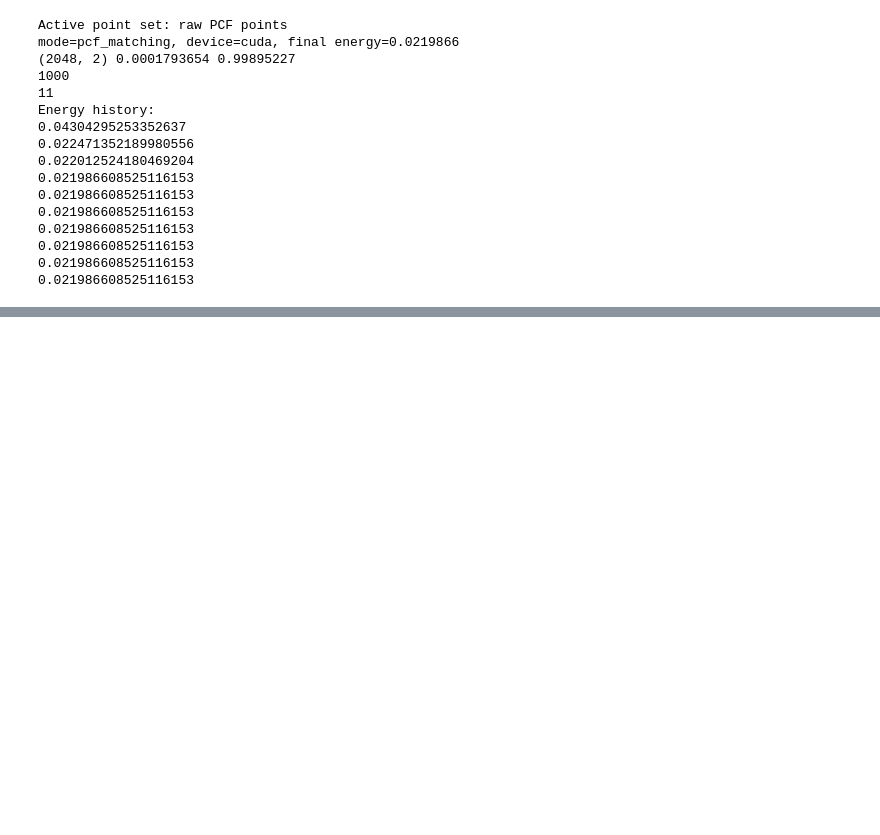
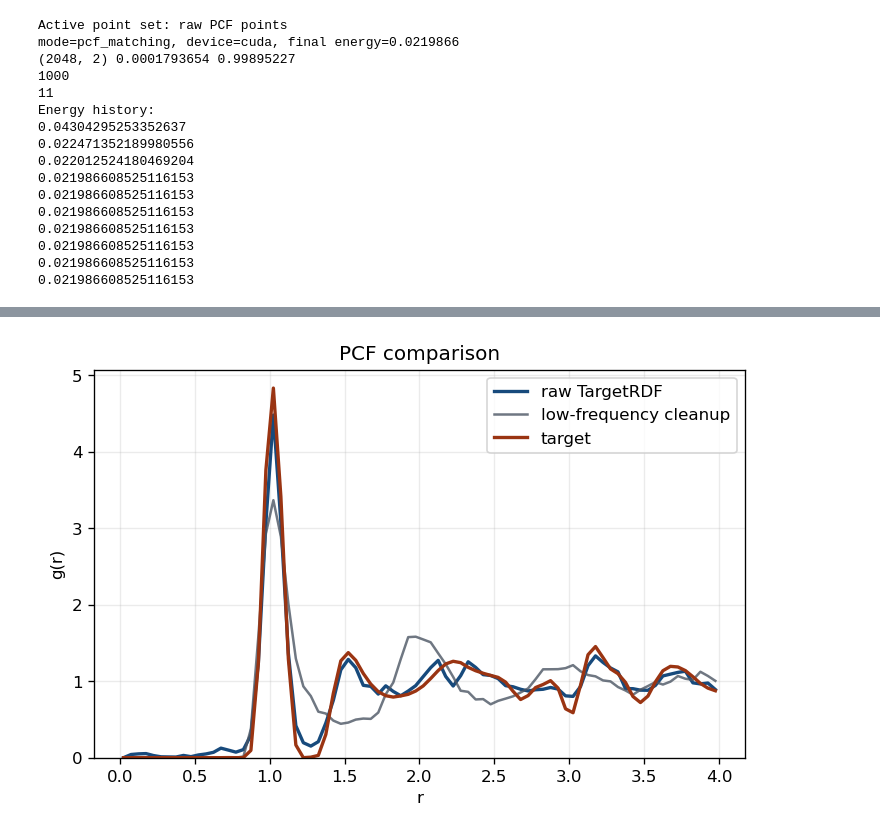
Before and after one commit to lilinitsy/BlueNoisePointProcesses, a Jupyter notebook: python/ds-wave-testing.ipynb, the cells around one changed output, grey strips where cells are left out. Saved outputs shown, nothing was run; the diff lists cells and outputs as text; code cells hidden in the pictures; blank space fills up the shorter version.

```diff
--- a/python/ds-wave-testing.ipynb
+++ b/python/ds-wave-testing.ipynb
@@ -357,11 +359,21 @@ print(
 print(full_domain_points.shape, full_domain_points.min(), full_domain_points.max())
 
 comparison_low_bands = make_low_bands(nu0)
-for label, compare_points in [
-	("raw current-target points", raw_points),
-	("active plotted points", points),
-	("full TargetRDF-domain points", full_domain_points),
-]:
+comparison_sets = [
+	("raw TargetRDF points", raw_points),
+]
+if low_frequency_refined_points is not None:
+	comparison_sets.append(("low-frequency cleanup points", low_frequency_refined_points))
+comparison_sets.append(("active plotted points", points))
+comparison_sets.append(("full TargetRDF-domain points", full_domain_points))
+
+seen = set()
+for label, compare_points in comparison_sets:
+	object_id = id(compare_points)
+	if object_id in seen:
+		print(f"\n{label}: same array as an earlier row; skipped duplicate.")
+		continue
+	seen.add(object_id)
 	print_point_mode_summary(label, compare_points, nu0, bands=comparison_low_bands)
 # %% [output]
 full-domain mode=pcf_matching, device=cuda, final energy=0.0218621
@@ -473,3 +505,25 @@ fig.show()
+# %%
+# PCF: faithful raw TargetRDF result, with the low-frequency cleanup shown separately.
+fig, ax = plt.subplots(figsize=(7.0, 4.2), dpi=120)
+for point_set, label, color, linewidth, alpha in [
+	(raw_points, "raw TargetRDF", "#174a7c", 2.0, 1.0),
+	((low_frequency_refined_points if "low_frequency_refined_points" in globals() else None), "low-frequency cleanup", "#4b5563", 1.5, 0.8),
+]:
+	if point_set is None:
+		continue
+	r, empirical = ds_wave.compute_empirical_pcf(point_set, r_max=float(min_target["r"][-1]))
+	ax.plot(r, empirical, label=label, color=color, linewidth=linewidth, alpha=alpha)
+target_g = np.interp(r, min_target["r"], min_target["g"], left=min_target["g"][0], right=min_target["g"][-1])
+ax.plot(r, target_g, label="target", color="#9a3412", linewidth=2.0)
+ax.set_title("PCF comparison")
+ax.set_xlabel("r")
+ax.set_ylabel("g(r)")
+ax.set_ylim(bottom=0.0)
+ax.grid(True, alpha=0.25)
+ax.legend()
+fig.show()
+# %% [output]
+[figure, added]
 # %%
 # 2D PCF parameter sweep diagnostics. This does not change the active plotted point set.
 parameter_sweep_results = []
```
Also changed, not shown: parts of 15 cells of this notebook.
